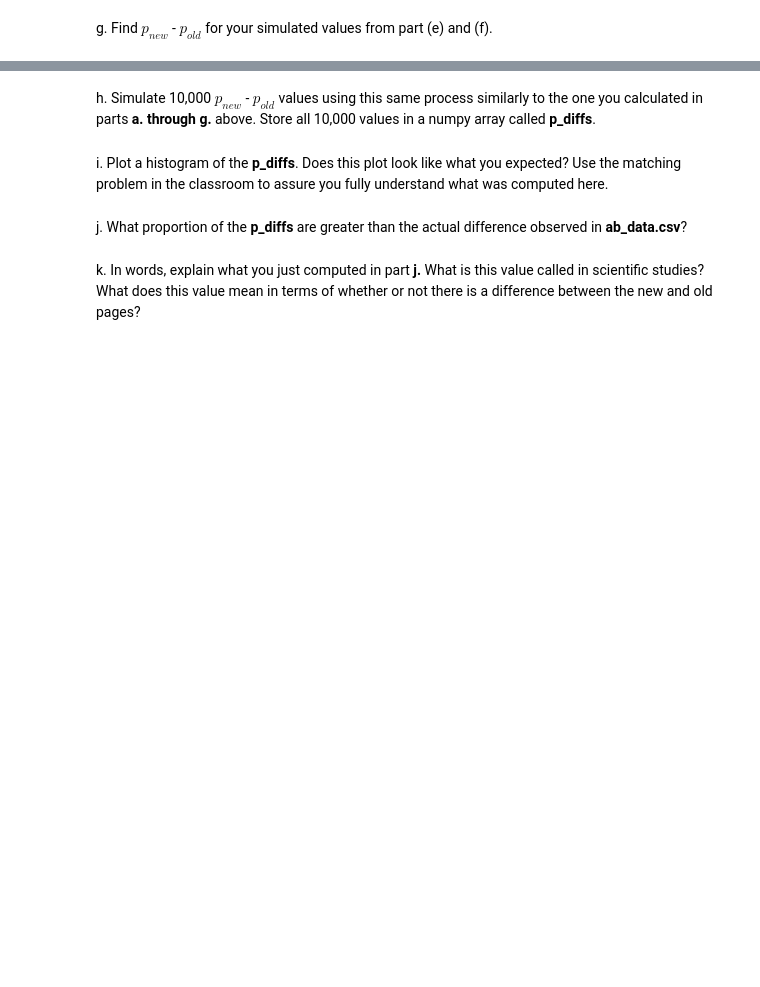
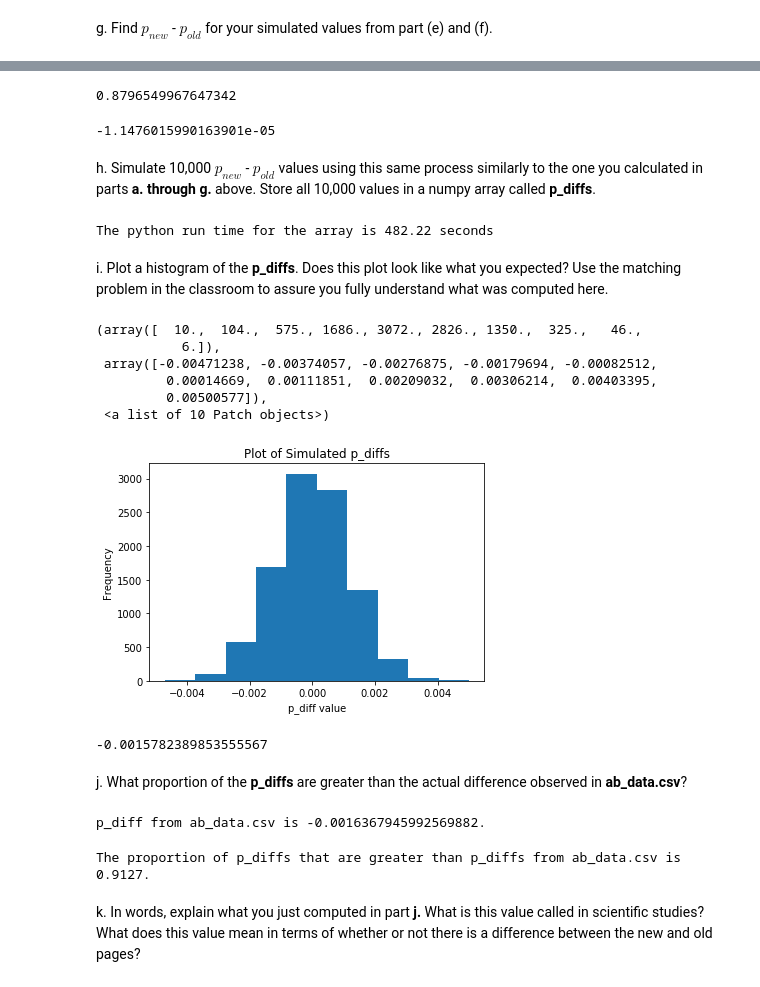
Before and after one commit to garainesuhove/ab_test_results, a Jupyter notebook: Analyze_ab_test_results_notebook_v1.ipynb, the cells around one changed output, grey strips where cells are left out. Drawn from its saved outputs; the diff is of its cells as text; code cells hidden in the pictures; blank space fills up the shorter version.

```diff
--- a/Analyze_ab_test_results_notebook_v1.ipynb
+++ b/Analyze_ab_test_results_notebook_v1.ipynb
@@ -224,2 +244,7 @@ c. What is $n_{new}$?
 # %% [markdown]
 d. What is $n_{old}$?
+# %%
+#Compute the number of unique users who has old page  using df2 dataframe
+N_old = df2.query('landing_page == "old_page"')['user_id'].nunique()
+#display the number of unique users who has new page
+print('n_old is', N_old)
@@ -226,2 +253,7 @@ d. What is $n_{old}$?
 # %% [markdown]
 e. Simulate $n_{new}$ transactions with a convert rate of $p_{new}$ under the null.  Store these $n_{new}$ 1's and 0's in **new_page_converted**.
+# %%
+#Simulate  n_new  transactions with a convert rate of  p_new  under the null
+new_page_converted = np.random.choice([0,1],N_new, p=(p_new,1-p_new))
+#Display new_page_converted
+new_page_converted
@@ -228,2 +262,7 @@ e. Simulate $n_{new}$ transactions with a convert rate of $p_{new}$ under the nu
 # %% [markdown]
 f. Simulate $n_{old}$ transactions with a convert rate of $p_{old}$ under the null.  Store these $n_{old}$ 1's and 0's in **old_page_converted**.
+# %%
+#Simulate  n_old  transactions with a convert rate of  p_old  under the null
+old_page_converted = np.random.choice([0,1],N_old, p=(p_old,1-p_old))
+#Display old_page_converted
+old_page_converted
@@ -232,4 +278,47 @@ g. Find $p_{new}$ - $p_{old}$ for your simulated values from part (e) and (f).
+# %%
+#Compute the probablity of old page converted rate
+old_page_converted.mean()
+# %% [output]
+0.8796549967647342
+# %%
+#Find  pnew - pold  for your simulated values from part (e) and (f).
+new_page_converted.mean() - old_page_converted.mean()
+# %% [output]
+-1.1476015990163901e-05
 # %% [markdown]
 h. Simulate 10,000 $p_{new}$ - $p_{old}$ values using this same process similarly to the one you calculated in parts **a. through g.** above.  Store all 10,000 values in a numpy array called **p_diffs**.
+# %%
+#Import timeit package
+import timeit
+start = timeit.default_timer()
+# Create sampling distribution for difference in completion rates
+# with boostrapping
+p_diffs = []
+size = df.shape[0]
+for _ in range(10000):
+    samp = df2.sample(size, replace = True)
+    new_page_converted = np.random.choice([0,1],N_new, p=(p_new,1-p_new))
+    old_page_converted = np.random.choice([0,1],N_old, p=(p_old,1-p_old))
+    p_diffs.append(new_page_converted.mean() - old_page_converted.mean())
+
+#Compute python running time.
+stop = timeit.default_timer()
+print("The python run time for the array is {0:.5} seconds".format(stop-start))
+p_diffs = np.array(p_diffs)
+# %% [output]
+The python run time for the array is 482.22 seconds
 # %% [markdown]
 i. Plot a histogram of the **p_diffs**.  Does this plot look like what you expected?  Use the matching problem in the classroom to assure you fully understand what was computed here.
+# %%
+plt.xlabel('p_diff value')
+plt.ylabel('Frequency')
+plt.title('Plot of Simulated p_diffs');
+plt.hist(p_diffs)
+# %% [output]
+(array([  10.,  104.,  575., 1686., 3072., 2826., 1350.,  325.,   46.,
+           6.]),
+ array([-0.00471238, -0.00374057, -0.00276875, -0.00179694, -0.00082512,
+         0.00014669,  0.00111851,  0.00209032,  0.00306214,  0.00403395,
+         0.00500577]),
+ <a list of 10 Patch objects>)
+[figure, added]
@@ -236,4 +333,23 @@ i. Plot a histogram of the **p_diffs**.  Does this plot look like what you expec
+# %%
+# Compute observed difference in converted rate
+obs_diff = actual_cvt_new - actual_cvt_old
+
+# Display observed difference in converted rate
+obs_diff
+# %% [output]
+-0.0015782389853555567
 # %% [markdown]
 j. What proportion of the **p_diffs** are greater than the actual difference observed in **ab_data.csv**?
+# %%
+p_diff_orig = df[df['landing_page'] == 'new_page']['converted'].mean() -  df[df['landing_page'] == 'old_page']['converted'].mean()
+print('p_diff from ab_data.csv is {}.'.format(p_diff_orig))
+# %% [output]
+p_diff from ab_data.csv is -0.0016367945992569882.
+# %%
+p_diffs = np.array(p_diffs)
+p_diff_proportion = (p_diff_orig < p_diffs).mean()
+print('The proportion of p_diffs that are greater than p_diffs from ab_data.csv is {}.'.format(p_diff_proportion))
+# %% [output]
+The proportion of p_diffs that are greater than p_diffs from ab_data.csv is 0.9127.
 # %% [markdown]
 k. In words, explain what you just computed in part **j.**  What is this value called in scientific studies?  What does this value mean in terms of whether or not there is a difference between the new and old pages?
```
Also changed, not shown: parts of 38 cells of this notebook.
